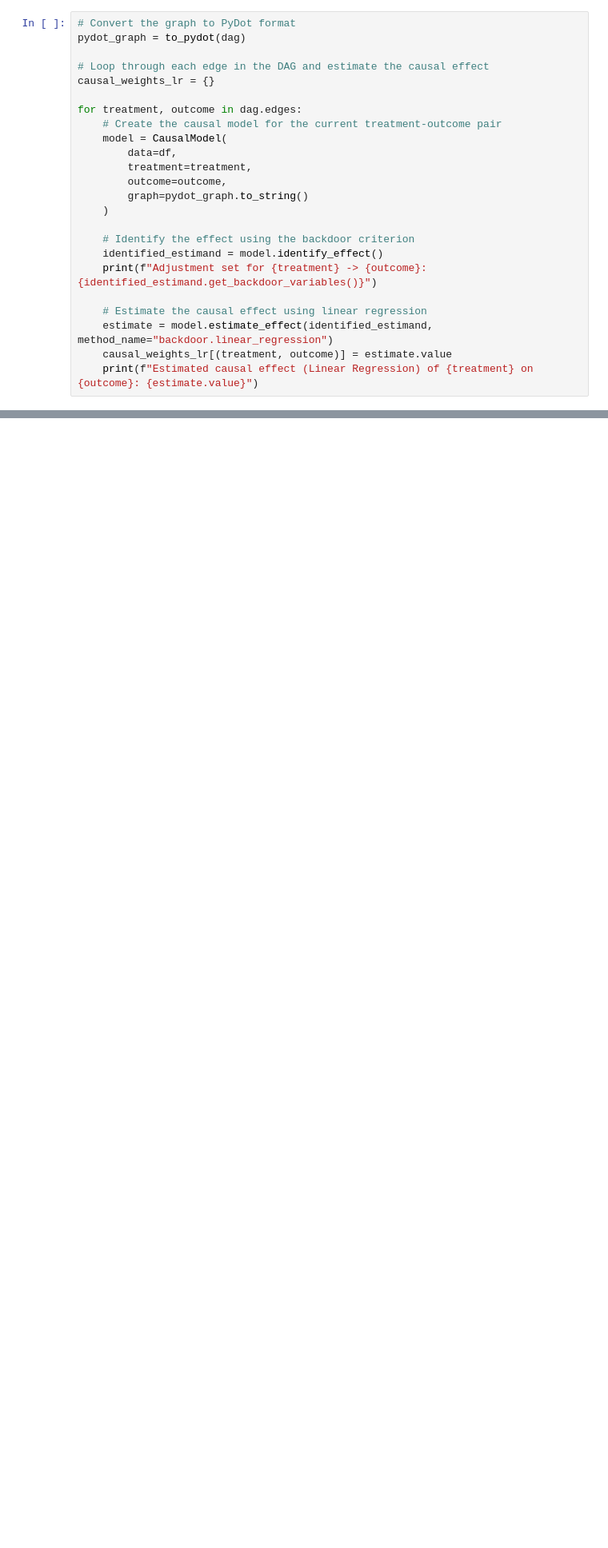
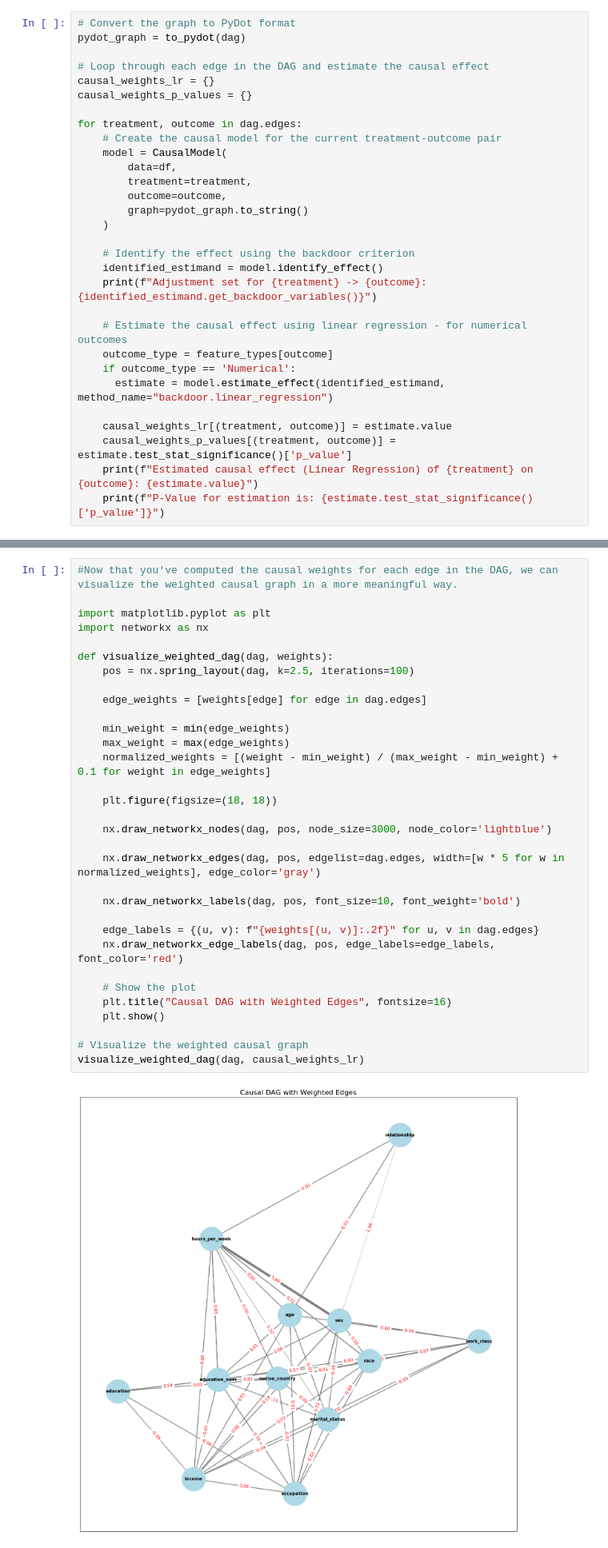
Before and after one commit to Strugoeden121/DataScience236006-Final, a Jupyter notebook: 236003_Final_Project_Code.ipynb, the cells around one changed output, grey strips where cells are left out. Shown: that part at 80% size. Drawn from its saved outputs; the diff is of its cells as text; blank space fills up the shorter version.

```diff
--- a/236003_Final_Project_Code.ipynb
+++ b/236003_Final_Project_Code.ipynb
@@ -300,6 +352,7 @@ pydot_graph = to_pydot(dag)
 
 # Loop through each edge in the DAG and estimate the causal effect
 causal_weights_lr = {}
+causal_weights_p_values = {}
 
 for treatment, outcome in dag.edges:
     # Create the causal model for the current treatment-outcome pair
@@ -314,10 +367,15 @@ for treatment, outcome in dag.edges:
     identified_estimand = model.identify_effect()
     print(f"Adjustment set for {treatment} -> {outcome}: {identified_estimand.get_backdoor_variables()}")
 
-    # Estimate the causal effect using linear regression
-    estimate = model.estimate_effect(identified_estimand, method_name="backdoor.linear_regression")
+    # Estimate the causal effect using linear regression - for numerical outcomes
+    outcome_type = feature_types[outcome]
+    if outcome_type == 'Numerical':
+      estimate = model.estimate_effect(identified_estimand, method_name="backdoor.linear_regression")
+
     causal_weights_lr[(treatment, outcome)] = estimate.value
+    causal_weights_p_values[(treatment, outcome)] = estimate.test_stat_significance()['p_value']
     print(f"Estimated causal effect (Linear Regression) of {treatment} on {outcome}: {estimate.value}")
+    print(f"P-Value for estimation is: {estimate.test_stat_significance()['p_value']}")
 # %% [output]
 ERROR:dowhy.causal_graph:Error: Pygraphviz cannot be loaded. No module named 'pygraphviz'
 Trying pydot ...
@@ -446,0 +522,34 @@ sex -> work_class: 0.29698461844449664
+# %%
+#Now that you've computed the causal weights for each edge in the DAG, we can visualize the weighted causal graph in a more meaningful way.
+
+import matplotlib.pyplot as plt
+import networkx as nx
+
+def visualize_weighted_dag(dag, weights):
+    pos = nx.spring_layout(dag, k=2.5, iterations=100)
+
+    edge_weights = [weights[edge] for edge in dag.edges]
+
+    min_weight = min(edge_weights)
+    max_weight = max(edge_weights)
+    normalized_weights = [(weight - min_weight) / (max_weight - min_weight) + 0.1 for weight in edge_weights]
+
+    plt.figure(figsize=(18, 18))
+
+    nx.draw_networkx_nodes(dag, pos, node_size=3000, node_color='lightblue')
+
+    nx.draw_networkx_edges(dag, pos, edgelist=dag.edges, width=[w * 5 for w in normalized_weights], edge_color='gray')
+
+    nx.draw_networkx_labels(dag, pos, font_size=10, font_weight='bold')
+
+    edge_labels = {(u, v): f"{weights[(u, v)]:.2f}" for u, v in dag.edges}
+    nx.draw_networkx_edge_labels(dag, pos, edge_labels=edge_labels, font_color='red')
+
+    # Show the plot
+    plt.title("Causal DAG with Weighted Edges", fontsize=16)
+    plt.show()
+
+# Visualize the weighted causal graph
+visualize_weighted_dag(dag, causal_weights_lr)
+# %% [output]
+[figure, added]
```
Also changed, not shown: parts of 12 cells of this notebook.
